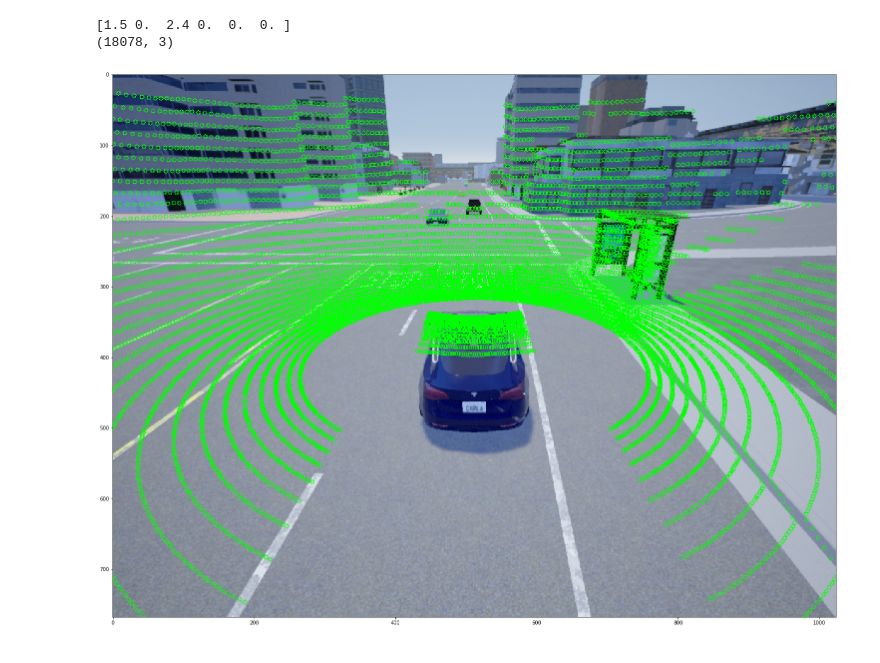
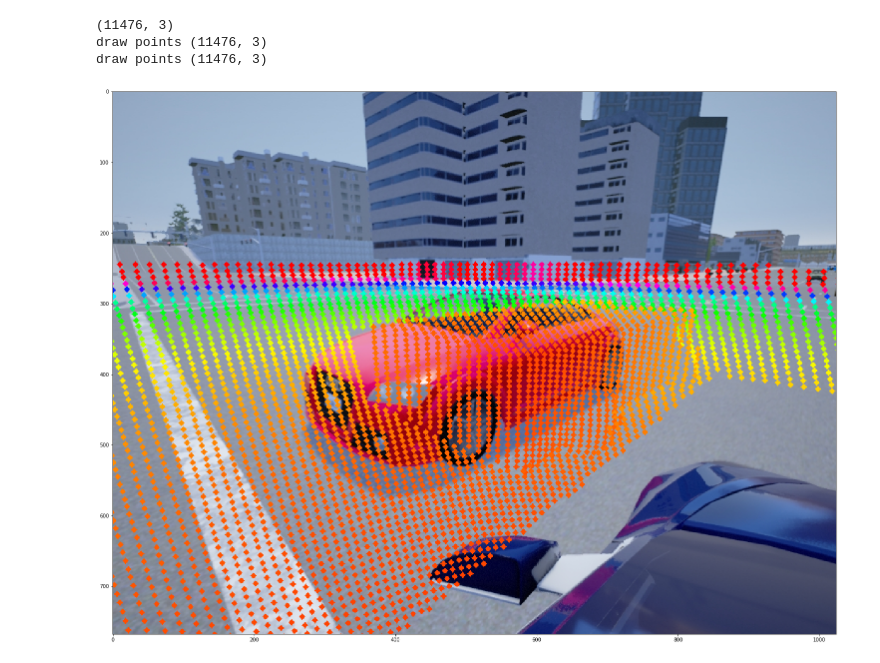
Before and after one commit to aniketrs593/joed, a Jupyter notebook: scripts/notebooks/dataset_visualization.ipynb, the cells around one changed output. Cells and saved outputs as stored; diff of their text form; code cells hidden in the pictures.

Commit message:
pcl + camera - matched

```diff
--- a/scripts/notebooks/dataset_visualization.ipynb
+++ b/scripts/notebooks/dataset_visualization.ipynb
@@ -94,14 +80,14 @@ print('>> Total Frames: ', len(indexes))
 # %%
-index = 0
+index = 50
 
-camera_transform = reader.get_sensor_transform('rgb_camera9')
+camera_transform = reader.get_sensor_transform('rgb_camera1')
 lidar_transform = reader.get_sensor_transform(reader.lidars[0])
 
-bb_box = reader.get_bounding_boxes()[2]
-bb_box_location = reader.get_bounding_boxes_locations()[2]
+bb_box = reader.get_bounding_boxes()[1]
+bb_box_location = reader.get_bounding_boxes_locations()[1]
 vehicle_pos = reader.get_vehicle_position(indexes[index])[0]
 
-image = reader.get_image('rgb_camera9', indexes[index])
+image = reader.get_image('rgb_camera1', indexes[index])
 points = reader.get_point_cloud(reader.lidars[0], indexes[index])
 # %%
 # CUBE TO VEHICLE BOX LOCATION
@@ -179,9 +143,8 @@ plt.show()
 # LIDAR TO CAR:  LIDAR DATA IS ZERO FRAME
 
 T1 = rt_matrix(lidar_transform[0], lidar_transform[1], lidar_transform[2],
-               lidar_transform[3]-180, lidar_transform[4], lidar_transform[5]-90)
+               lidar_transform[3]-180, lidar_transform[4], lidar_transform[5]+45*4)
 
-print(lidar_transform)
 # LIDAR TO VEHICLE LOCATION
 
 T2 = rt_matrix(vehicle_pos[0], vehicle_pos[1], vehicle_pos[2],
@@ -203,34 +166,63 @@ extended_pts = np.dot(T3, extended_pts.T)
 T1 = rt_matrix(camera_transform[0], camera_transform[1], camera_transform[2],
                camera_transform[3], camera_transform[4], camera_transform[5])
 
 # SENSOR TO WORLD
 T2 = rt_matrix(vehicle_pos[0], vehicle_pos[1], vehicle_pos[2],
                vehicle_pos[3], vehicle_pos[4], vehicle_pos[5])
 
 # COMPOUDING
 T3 = np.dot(T2, T1)
 
 # GETTING THE INVERSE TRANSFORMATION
 T4 = np.linalg.inv(T3)
 
 
 pts_camera = np.dot(T4, extended_pts)[:3, :]
 
 calibration = np.identity(3)
 calibration[0, 2] = 1024.0 / 2.0
 calibration[1, 2] = 768.0 / 2.0
 calibration[0, 0] = calibration[1, 1] = 1024 / (2.0 * np.tan(90.0 * np.pi / 360.0))
 
 cords_y_minus_z_x = np.concatenate([pts_camera[1, :], -pts_camera[2, :], pts_camera[0, :]])
 pts = np.transpose(np.dot(calibration, cords_y_minus_z_x))
 camera_pts = np.concatenate([pts[:, 0] / pts[:, 2], pts[:, 1] / pts[:, 2], pts[:, 2]], axis=1)
 
+
+# create colormap
+color_map = cv2.applyColorMap(np.arange(0, 256, dtype=np.uint8).reshape((1, -1)), cv2.COLORMAP_HSV).reshape((-1, 3))
+
+# distance between the car and camera must be grater than 2.5 meters
+dist_mask = LA.norm(points, axis=1)
+crop_dist = dist_mask > 1
+
+dist = LA.norm(pts_camera.T, axis=1)
+
+camera_pts = camera_pts[crop_dist, :]
+dist = dist[crop_dist]
+
+dist[dist > 50] = 50
+dist /= 50
+dist *= 255
+pcolors = color_map[dist.astype(np.uint8)]
+
+def draw_points3(image, points, data_colors):
+        print('draw points', data_colors.shape)
+        for i in range(points.shape[0]):
+            if points[i, 2] > 0:
+                cor = (int(data_colors[i, 0]), int(data_colors[i, 1]), int(data_colors[i, 2]))
+                cv2.circle(image, (int(1024-points[i, 0]), int(points[i, 1])), 2, cor, 4)
+        return image
+
 print(camera_pts.shape)
-image_lidar = draw_points(image.copy(), camera_pts)
+image_lidar = draw_points3(np.zeros_like(image.copy()), camera_pts, pcolors)
+image_lidar = draw_points3(image.copy(), camera_pts, pcolors)
+
 plt.imshow(image_lidar[:,:,::-1])
 plt.rcParams['figure.figsize'] = [40, 20]
 plt.show()
 # %% [output]
-[1.5 0.  2.4 0.  0.  0. ]
-(18078, 3)
+(11476, 3)
+draw points (11476, 3)
+draw points (11476, 3)
-[figure, old version]
+[figure, new version]
```
Also changed, not shown: parts of 8 cells of this notebook, 6 other files.
